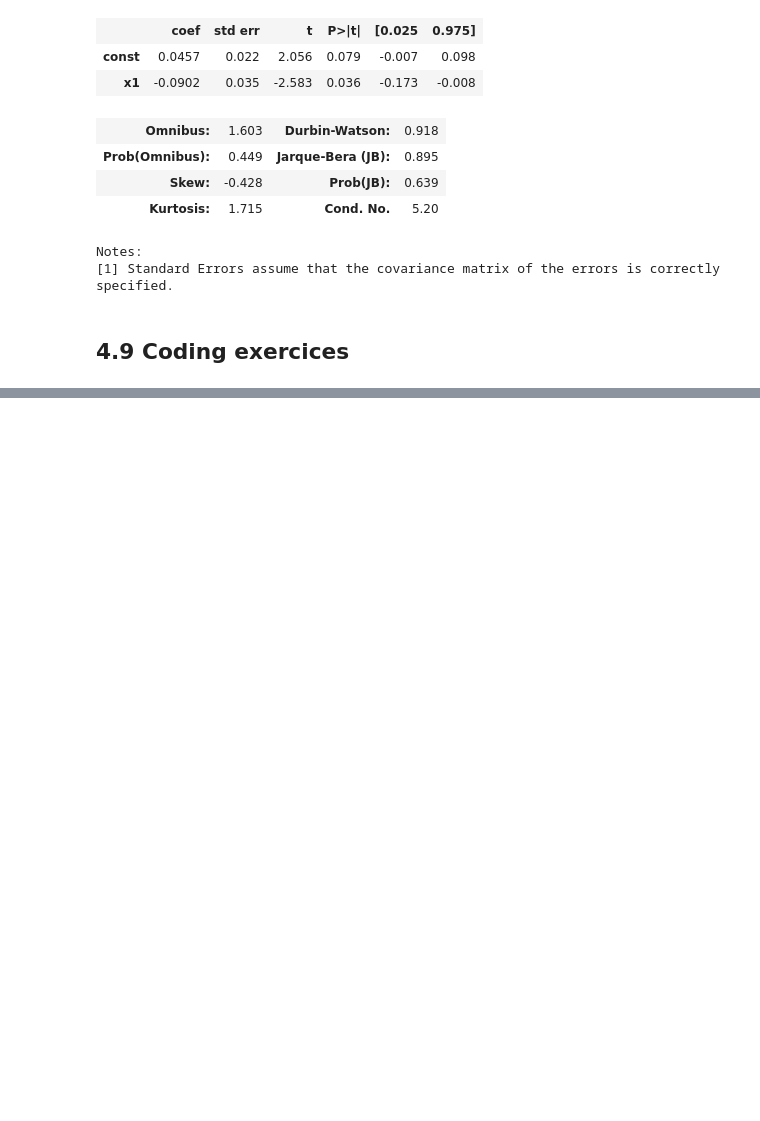
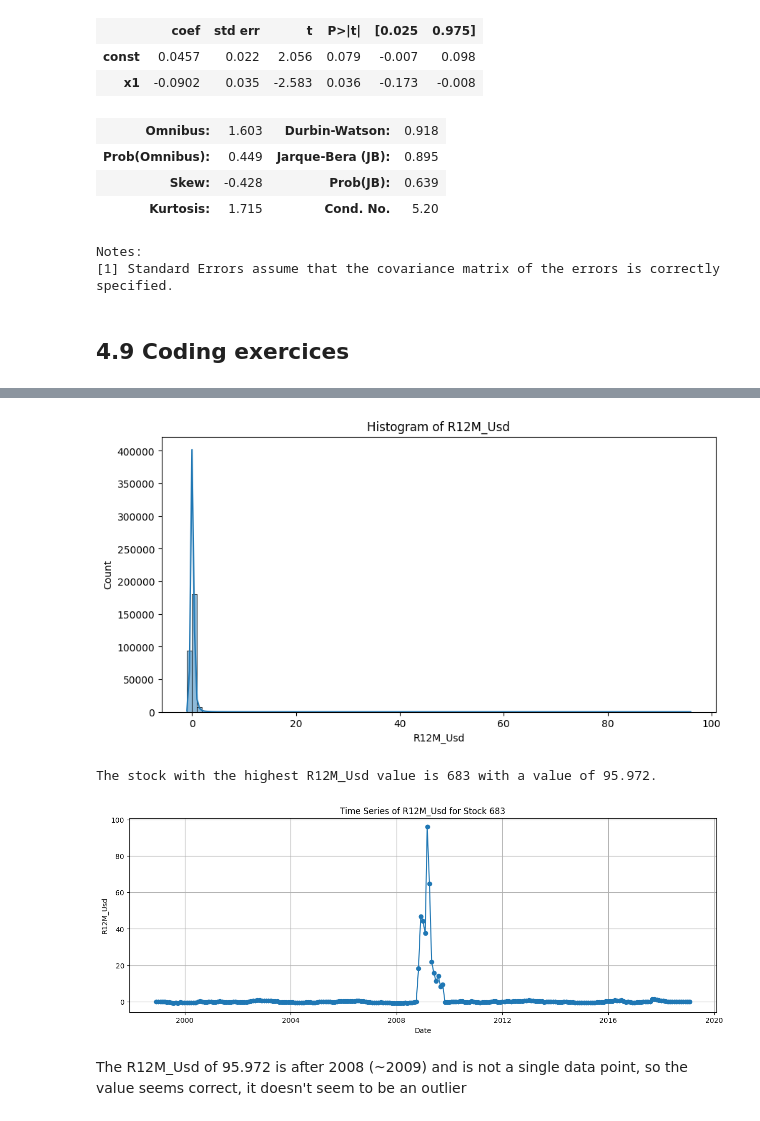
Before and after one commit to mathieucbd/ml-for-factor-investing, a Jupyter notebook: notebooks/3_data_preprocessing.ipynb, the cells around one changed output, grey strips where cells are left out. Drawn from its saved outputs; the diff is of its cells as text; code cells hidden in the pictures; blank space fills up the shorter version.

```diff
--- a/notebooks/3_data_preprocessing.ipynb
+++ b/notebooks/3_data_preprocessing.ipynb
@@ -190,0 +327,26 @@ TypeError: 'Fred' object is not callable
+# %%
+# 3. Plot the histogram of the R12M_Usd variable to dentify the stock with highest value for this variable
+plt.figure(figsize=(10,5))
+sns.histplot(data_ml['R12M_Usd'], bins=100, kde=True)
+plt.title('Histogram of R12M_Usd')
+plt.show()
+
+max_r12m_value = data_ml['R12M_Usd'].max()
+max_r12m_stock = data_ml.loc[data_ml['R12M_Usd'] == max_r12m_value, 'stock_id'].values[0]
+print(f"The stock with the highest R12M_Usd value is {max_r12m_stock} with a value of {max_r12m_value}.")
+
+# 4. Plot R12M_Usd time seriesfor this stock
+max_r12m_stock_data = data_ml[data_ml['stock_id'] == max_r12m_stock]
+plt.figure(figsize=(15,5))
+plt.plot(max_r12m_stock_data['date'], max_r12m_stock_data['R12M_Usd'], marker='o')
+plt.title(f'Time Series of R12M_Usd for Stock {max_r12m_stock}')
+plt.xlabel('Date')
+plt.ylabel('R12M_Usd')
+plt.grid()
+plt.show()
+# %% [output]
+[figure, added]
+The stock with the highest R12M_Usd value is 683 with a value of 95.972.
+[figure, added]
+# %% [markdown]
+The R12M_Usd of 95.972 is after 2008 (~2009) and is not a single data point, so the value seems correct, it doesn't seem to be an outlier
```
Also changed, not shown: parts of 8 cells of this notebook, 1 other file.
